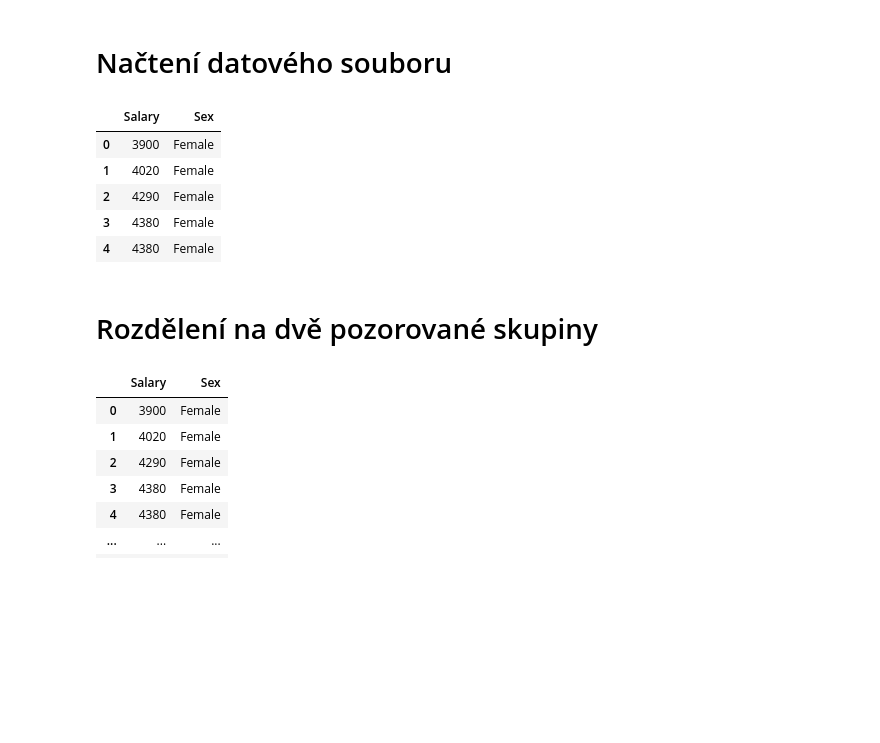
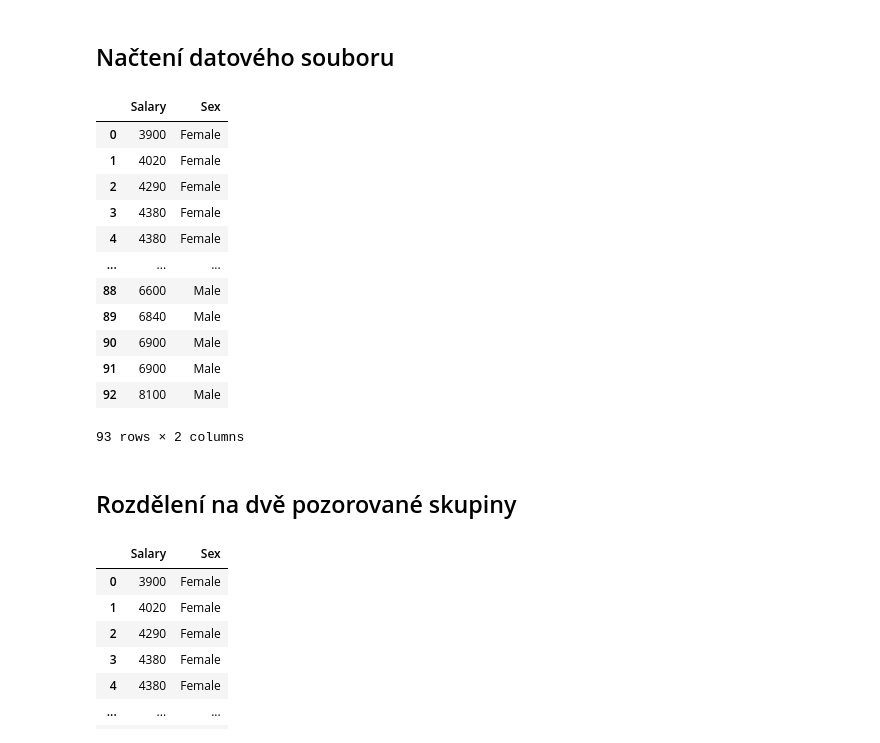
Before and after one commit to nickobard/Basic-Statistical-Analysis-of-Wage-by-Gender-Dataset, a Jupyter notebook: uloha.ipynb, the cells around one changed output. Drawn from its saved outputs; the diff is of its cells as text; code cells hidden in the pictures; blank space fills up the shorter version.

```diff
--- a/uloha.ipynb
+++ b/uloha.ipynb
@@ -7,18 +9,25 @@ from scipy import stats
 # %% [markdown]
-# Načtení datového souboru
+## Načtení datového souboru
 # %%
 df_data = pd.read_csv('case0102.csv')
 # %%
-df_data.head()
+df_data
 # %% [output]
 |  | Salary | Sex |
 | 0 | 3900 | Female |
 | 1 | 4020 | Female |
 | 2 | 4290 | Female |
 | 3 | 4380 | Female |
 | 4 | 4380 | Female |
+| ... | ... | ... |
+| 88 | 6600 | Male |
+| 89 | 6840 | Male |
+| 90 | 6900 | Male |
+| 91 | 6900 | Male |
+| 92 | 8100 | Male |
+93 rows × 2 columns
 # %% [markdown]
-# Rozdělení na dvě pozorované skupiny
+## Rozdělení na dvě pozorované skupiny
 # %%
 df_female = df_data[df_data['Sex'] == 'Female']
 df_female
```
Also changed, not shown: parts of 33 cells of this notebook.
